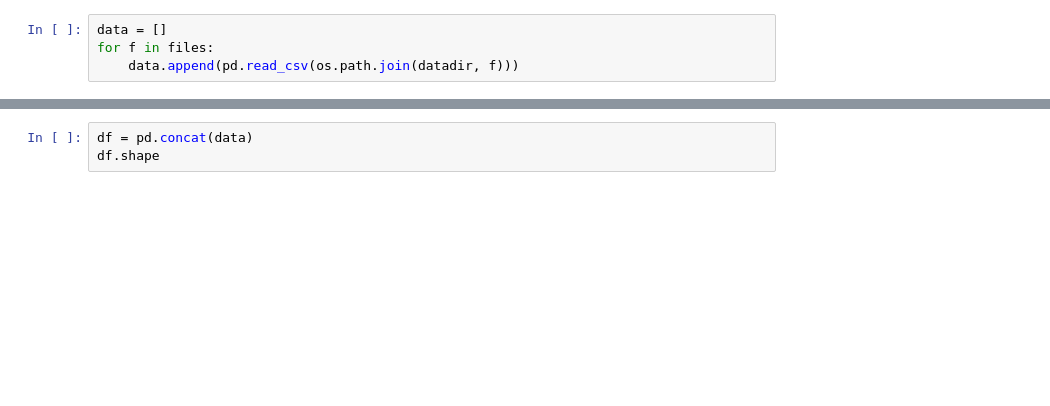
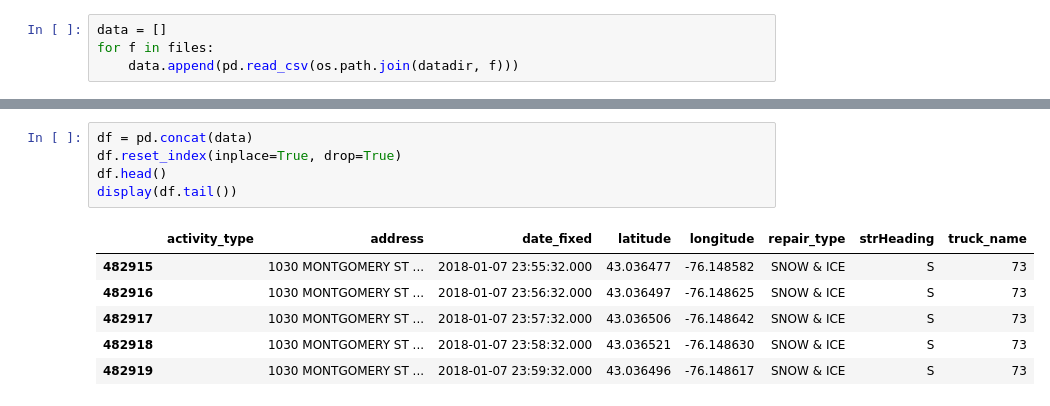
Before and after one commit to paulangton/snowplow-syracuse, a Jupyter notebook: src/Experiments.ipynb, the cells around one changed output, grey strips where cells are left out. Saved outputs shown, nothing was run; the diff lists cells and outputs as text; blank space fills up the shorter version.

```diff
--- a/src/Experiments.ipynb
+++ b/src/Experiments.ipynb
@@ -23,3 +78,12 @@ for f in files:
 # %%
 df = pd.concat(data)
-df.shape
+df.reset_index(inplace=True, drop=True)
+df.head()
+display(df.tail())
+# %% [output]
+|  | activity_type | address | date_fixed | latitude | longitude | repair_type | strHeading | truck_name |
+| 482915 |  | 1030 MONTGOMERY ST ... | 2018-01-07 23:55:32.000 | 43.036477 | -76.148582 | SNOW & ICE | S | 73 |
+| 482916 |  | 1030 MONTGOMERY ST ... | 2018-01-07 23:56:32.000 | 43.036497 | -76.148625 | SNOW & ICE | S | 73 |
+| 482917 |  | 1030 MONTGOMERY ST ... | 2018-01-07 23:57:32.000 | 43.036506 | -76.148642 | SNOW & ICE | S | 73 |
+| 482918 |  | 1030 MONTGOMERY ST ... | 2018-01-07 23:58:32.000 | 43.036521 | -76.148630 | SNOW & ICE | S | 73 |
+| 482919 |  | 1030 MONTGOMERY ST ... | 2018-01-07 23:59:32.000 | 43.036496 | -76.148617 | SNOW & ICE | S | 73 |
```
Also changed, not shown: parts of 11 cells of this notebook, 1 other file.
